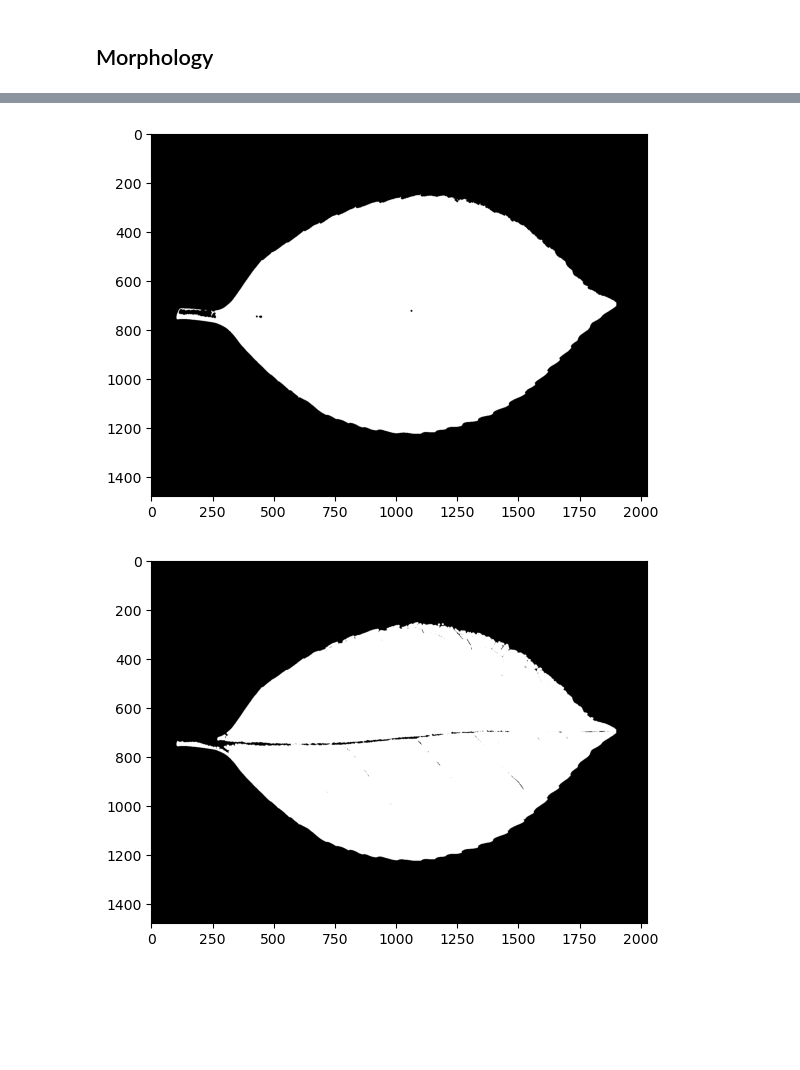
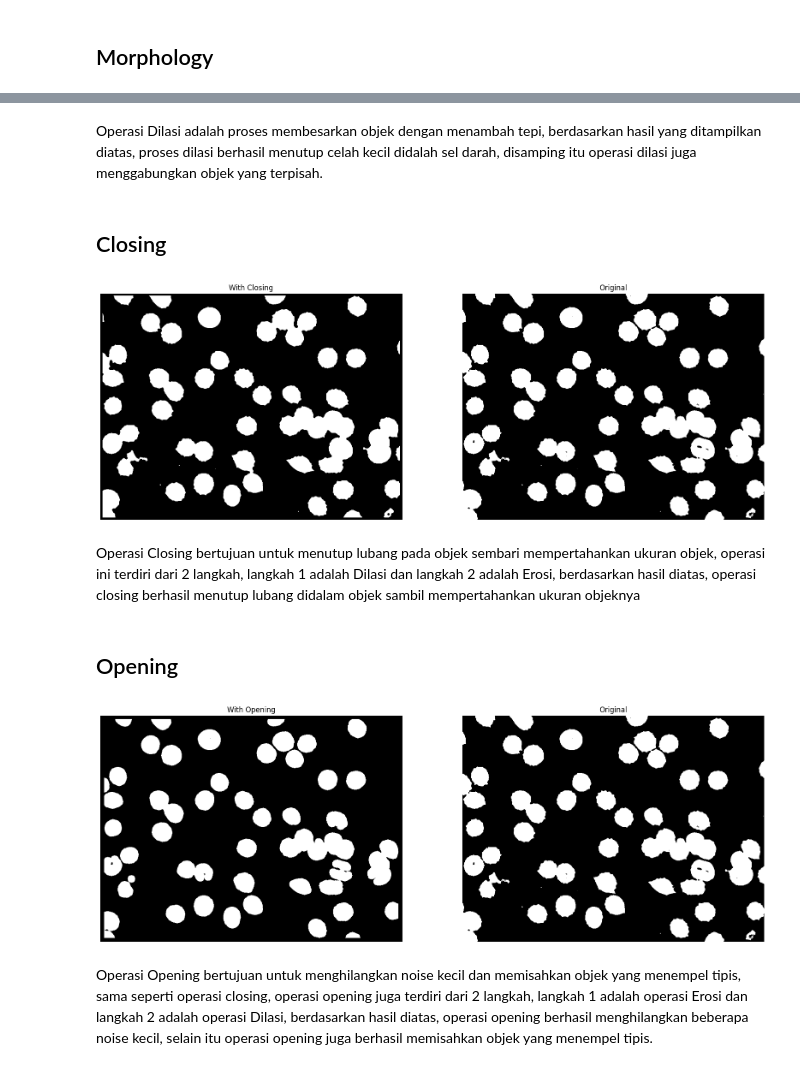
Before and after one commit to ammarmuflih/PACD_Assignment, a Jupyter notebook: PACD_Assignment_03/PACD_Assignment03.ipynb, the cells around one changed output, grey strips where cells are left out. Saved outputs shown, nothing was run; the diff lists cells and outputs as text; code cells hidden in the pictures; blank space fills up the shorter version.

```diff
--- a/PACD_Assignment_03/PACD_Assignment03.ipynb
+++ b/PACD_Assignment_03/PACD_Assignment03.ipynb
@@ -3,11 +7,13 @@ import numpy as np
 from PIL import Image
 import matplotlib.pyplot as plt
 # %%
-img0 = Image.open("leaf.jpeg")
+img0 = Image.open("blood_cell_resized.jpg")
 img = np.array(img0)
 
 h = img.shape[0]
 w = img.shape[1]
+
+print(img.shape)
 
 img_rgb = []
 for i in range(img.shape[2]):
@@ -124,10 +131,11 @@ class RegionFeatureSegmentation():
     def segmentation_as_clustering():
         pass
 # %%
-basicSegmentation = BasicSegmentation()
+# Using Otsu
+# basicSegmentation = BasicSegmentation()
 adaptiveSegmentation = AdaptiveSegmentation()
-# _, img_biner = adaptiveSegmentation.otsu_method(img_gray)
-img_biner = basicSegmentation.global_thresholding(img_gray, 200)
+_, img_biner = adaptiveSegmentation.otsu_method(img_gray)
+# img_biner = basicSegmentation.global_thresholding(img_gray, 200)
 plt.title("Biner Image")
 plt.imshow(img_biner, cmap='gray')
 plt.show()
@@ -240,3 +230,6 @@ class Morphology():
         step_1 = self.dilasi(binary_image, kernel)
         result = self.erosi(step_1, kernel)
         return result
+# %%
+morphology = Morphology()
+kernel = morphology.generate_kernel(7, 'circle')
@@ -243,14 +275,45 @@ class Morphology():
+# %% [markdown]
+<p>Operasi Dilasi adalah proses membesarkan objek dengan menambah tepi, berdasarkan hasil yang ditampilkan diatas, proses dilasi berhasil menutup celah kecil didalah sel darah, disamping itu operasi dilasi juga menggabungkan objek yang terpisah.</p>
+# %% [markdown]
+## Closing
 # %%
-morphology = Morphology()
-kernel = morphology.generate_kernel(9, 'circle')
 result_closing = morphology.closing(img_biner, kernel)
+
+plt.figure(figsize=(20, 10))
+plt.subplot(1, 2, 1)
+plt.title("With Closing")
 plt.imshow(result_closing, cmap='gray')
+plt.axis('off')
+
+plt.subplot(1, 2, 2)
+plt.title("Original")
+plt.imshow(img_biner, cmap='gray')
+plt.axis('off')
+
 plt.show()
 # %% [output]
-[figure, old version]
+[figure, new version]
+# %% [markdown]
+<p>Operasi Closing bertujuan untuk menutup lubang pada objek sembari mempertahankan ukuran objek, operasi ini terdiri dari 2 langkah, langkah 1 adalah Dilasi dan langkah 2 adalah Erosi, berdasarkan hasil diatas, operasi closing berhasil menutup lubang didalam objek sambil mempertahankan ukuran objeknya</p>
+# %% [markdown]
+## Opening
 # %%
+kernel = morphology.generate_kernel(21, 'circle')
 result_opening = morphology.opening(img_biner, kernel)
+
+plt.figure(figsize=(20, 10))
+plt.subplot(1, 2, 1)
+plt.title("With Opening")
 plt.imshow(result_opening, cmap='gray')
+plt.axis('off')
+
+plt.subplot(1, 2, 2)
+plt.title("Original")
+plt.imshow(img_biner, cmap='gray')
+plt.axis('off')
+
 plt.show()
 # %% [output]
-[figure, old version]
+[figure, new version]
+# %% [markdown]
+<p>Operasi Opening bertujuan untuk menghilangkan noise kecil dan memisahkan objek yang menempel tipis, sama seperti operasi closing, operasi opening juga terdiri dari 2 langkah, langkah 1 adalah operasi Erosi dan langkah 2 adalah operasi Dilasi, berdasarkan hasil diatas, operasi opening berhasil menghilangkan beberapa noise kecil, selain itu operasi opening juga berhasil memisahkan objek yang menempel tipis.</p>
```
Also changed, not shown: parts of 11 cells of this notebook, 4 other files.
